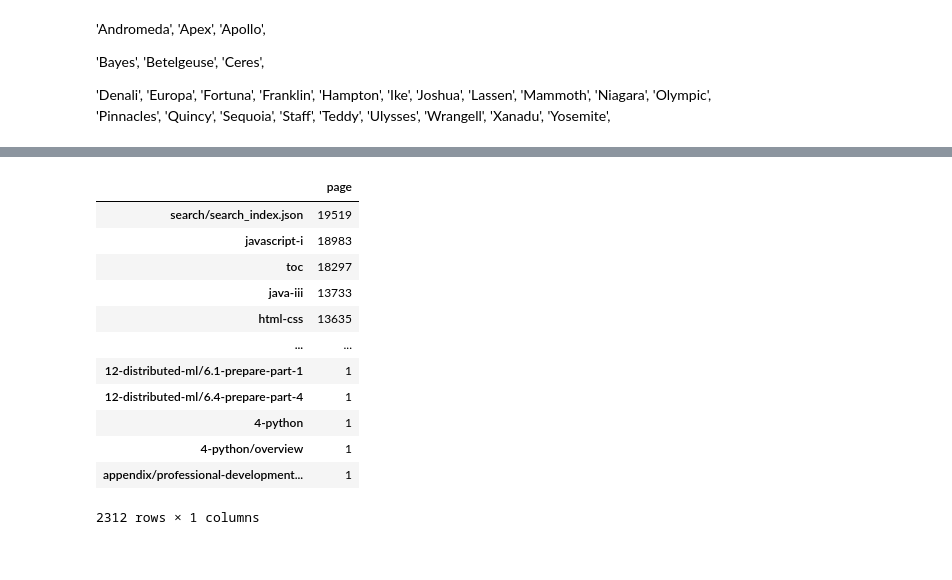
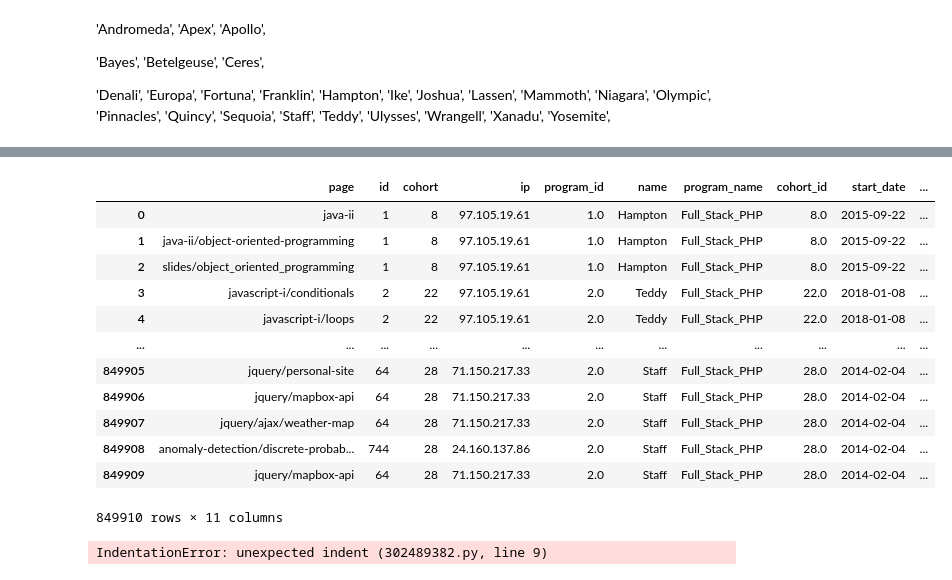
Before and after one commit to mackenr/anomaly-detection-exercises, a Jupyter notebook: boss.ipynb, the cells around one changed output, grey strips where cells are left out. Drawn from its saved outputs; the diff is of its cells as text; code cells hidden in the pictures.

```diff
--- a/boss.ipynb
+++ b/boss.ipynb
@@ -761,17 +896,43 @@ for i in keyslist:
-# %%
-
-question7
-# %% [output]
-|  | page |
-| search/search_index.json | 19519 |
-| javascript-i | 18983 |
-| toc | 18297 |
-| java-iii | 13733 |
-| html-css | 13635 |
-| ... | ... |
-| 12-distributed-ml/6.1-prepare-part-1 | 1 |
-| 12-distributed-ml/6.4-prepare-part-4 | 1 |
-| 4-python | 1 |
-| 4-python/overview | 1 |
-| appendix/professional-development... | 1 |
-2312 rows × 1 columns
+# %%
+merged
+# %% [output]
+|  | page | id | cohort | ip | program_id | name | program_name | cohort_id | start_date | ... |
+| 0 | java-ii | 1 | 8 | 97.105.19.61 | 1.0 | Hampton | Full_Stack_PHP | 8.0 | 2015-09-22 | ... |
+| 1 | java-ii/object-oriented-programming | 1 | 8 | 97.105.19.61 | 1.0 | Hampton | Full_Stack_PHP | 8.0 | 2015-09-22 | ... |
+| 2 | slides/object_oriented_programming | 1 | 8 | 97.105.19.61 | 1.0 | Hampton | Full_Stack_PHP | 8.0 | 2015-09-22 | ... |
+| 3 | javascript-i/conditionals | 2 | 22 | 97.105.19.61 | 2.0 | Teddy | Full_Stack_PHP | 22.0 | 2018-01-08 | ... |
+| 4 | javascript-i/loops | 2 | 22 | 97.105.19.61 | 2.0 | Teddy | Full_Stack_PHP | 22.0 | 2018-01-08 | ... |
+| ... | ... | ... | ... | ... | ... | ... | ... | ... | ... | ... |
+| 849905 | jquery/personal-site | 64 | 28 | 71.150.217.33 | 2.0 | Staff | Full_Stack_PHP | 28.0 | 2014-02-04 | ... |
+| 849906 | jquery/mapbox-api | 64 | 28 | 71.150.217.33 | 2.0 | Staff | Full_Stack_PHP | 28.0 | 2014-02-04 | ... |
+| 849907 | jquery/ajax/weather-map | 64 | 28 | 71.150.217.33 | 2.0 | Staff | Full_Stack_PHP | 28.0 | 2014-02-04 | ... |
+| 849908 | anomaly-detection/discrete-probab... | 744 | 28 | 24.160.137.86 | 2.0 | Staff | Full_Stack_PHP | 28.0 | 2014-02-04 | ... |
+| 849909 | jquery/mapbox-api | 64 | 28 | 71.150.217.33 | 2.0 | Staff | Full_Stack_PHP | 28.0 | 2014-02-04 | ... |
+849910 rows × 11 columns
+# %%
+#Question 7
+
+leastaccesed=merged.page.value_counts().sort_values().head(15)
+question7=pd.DataFrame(leastaccesed)
+
+question7
+
+
+	page
+appendix/professional-development/post-interview-review-form	1
+python_libraries	1
+jquery/traversing	1
+javascript-/introducion/working-with-data-types-operators-and-variables	1
+javascript-/introducion/working-with-dat-types-operators-and-variables	1
+coding-challenges	1
+capstone/52	1
+capstone/53	1
+timeline/java-i	1
+capstone/54	1
+examples/bootstrap/pizza.png;	1
+examples/bootstrap/pizza.png%22);	1
+professional-development/job-search-workshop	1
+examples/bootstrap/pizza.pn	1
+users.json	1
+# %% [output]
+IndentationError: unexpected indent (302489382.py, line 9)
```
Also changed, not shown: parts of 35 cells of this notebook.
